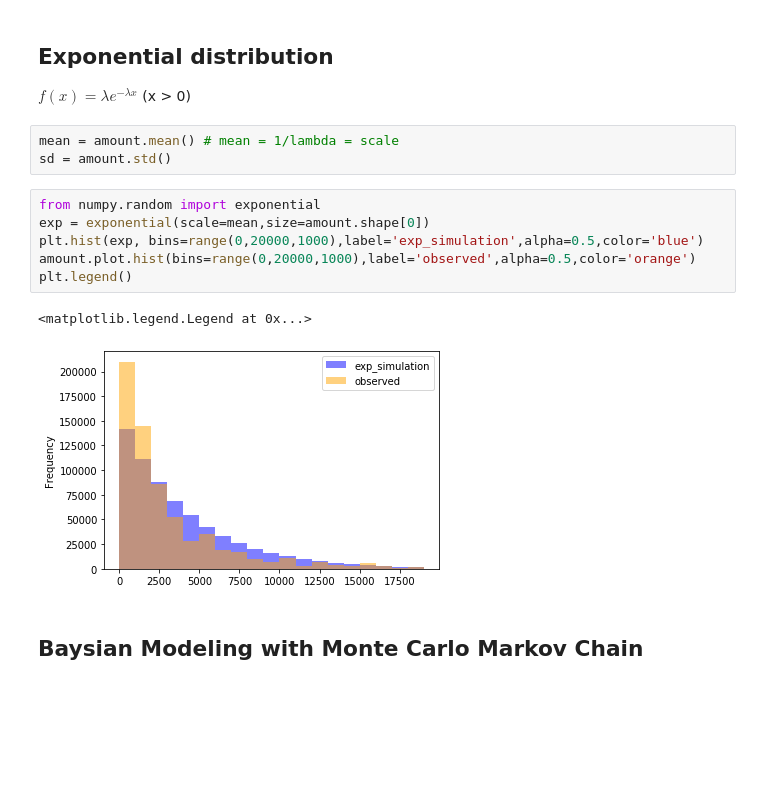
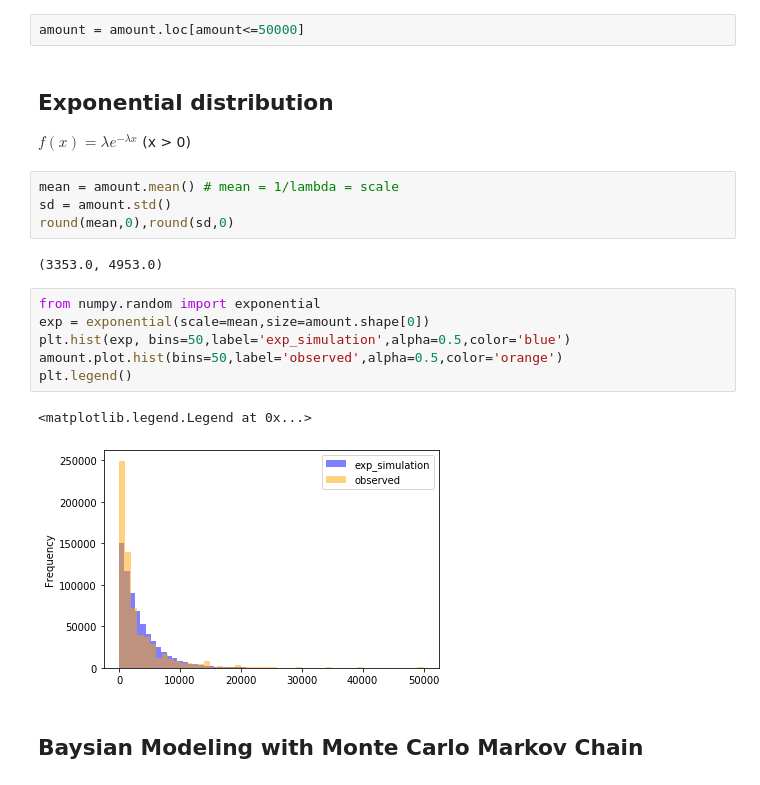
Before and after one commit to Shunling/Insight_HealthDataScience, a Jupyter notebook: Bayesian_Inference.ipynb, the cells around one changed output. Drawn from its saved outputs; the diff is of its cells as text; blank space fills up the shorter version.

```diff
--- a/Bayesian_Inference.ipynb
+++ b/Bayesian_Inference.ipynb
@@ -52,3 +64,5 @@ amount.plot.hist(bins=range(0,20000,1000),label='observed',alpha=0.5,color='oran
+# %%
+amount = amount.loc[amount<=50000]
 # %% [markdown]
 ## Exponential distribution
 
@@ -56,15 +70,18 @@ $f(x) = \lambda e^{-\lambda x}$ (x > 0)
 # %%
 mean = amount.mean() # mean = 1/lambda = scale
 sd = amount.std()
+round(mean,0),round(sd,0)
+# %% [output]
+(3353.0, 4953.0)
 # %%
 from numpy.random import exponential
 exp = exponential(scale=mean,size=amount.shape[0])
-plt.hist(exp, bins=range(0,20000,1000),label='exp_simulation',alpha=0.5,color='blue')
-amount.plot.hist(bins=range(0,20000,1000),label='observed',alpha=0.5,color='orange')
+plt.hist(exp, bins=50,label='exp_simulation',alpha=0.5,color='blue')
+amount.plot.hist(bins=50,label='observed',alpha=0.5,color='orange')
 plt.legend()
 # %% [output]
 <matplotlib.legend.Legend at 0x...>
-[figure, old version]
+[figure, new version]
 # %% [markdown]
 ## Baysian Modeling with Monte Carlo Markov Chain
 # %%
```
Also changed, not shown: parts of 22 cells of this notebook.
